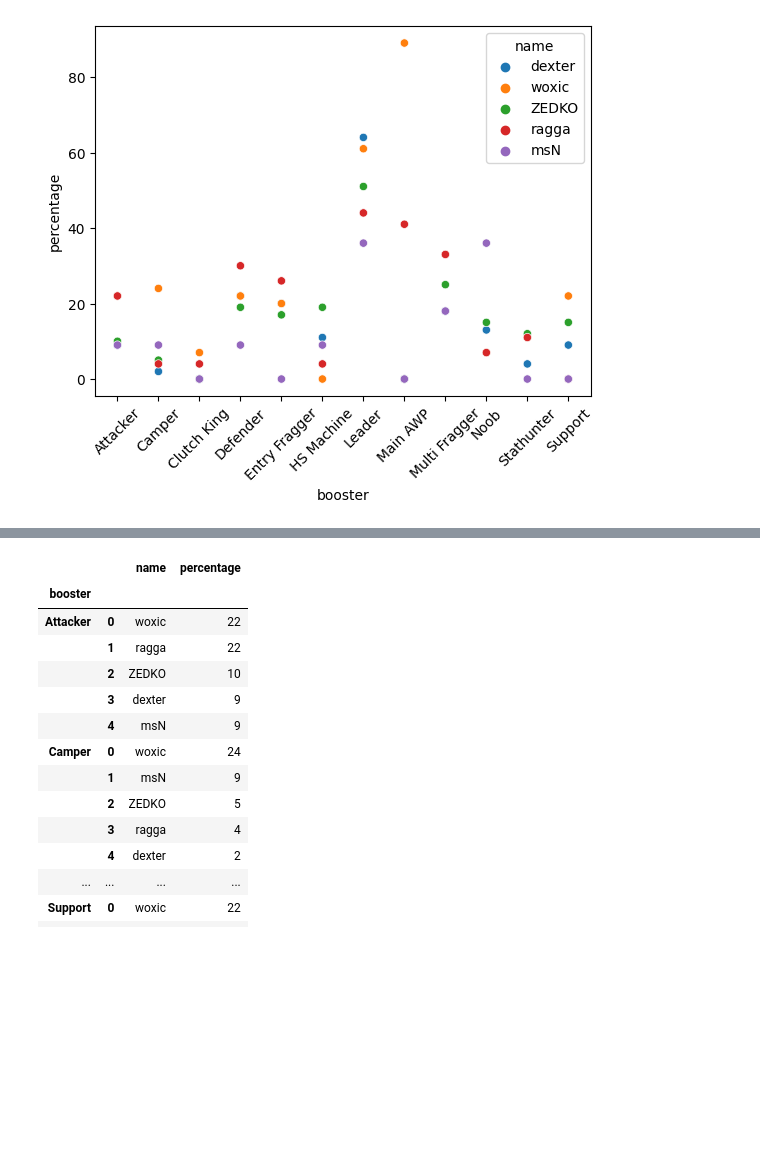
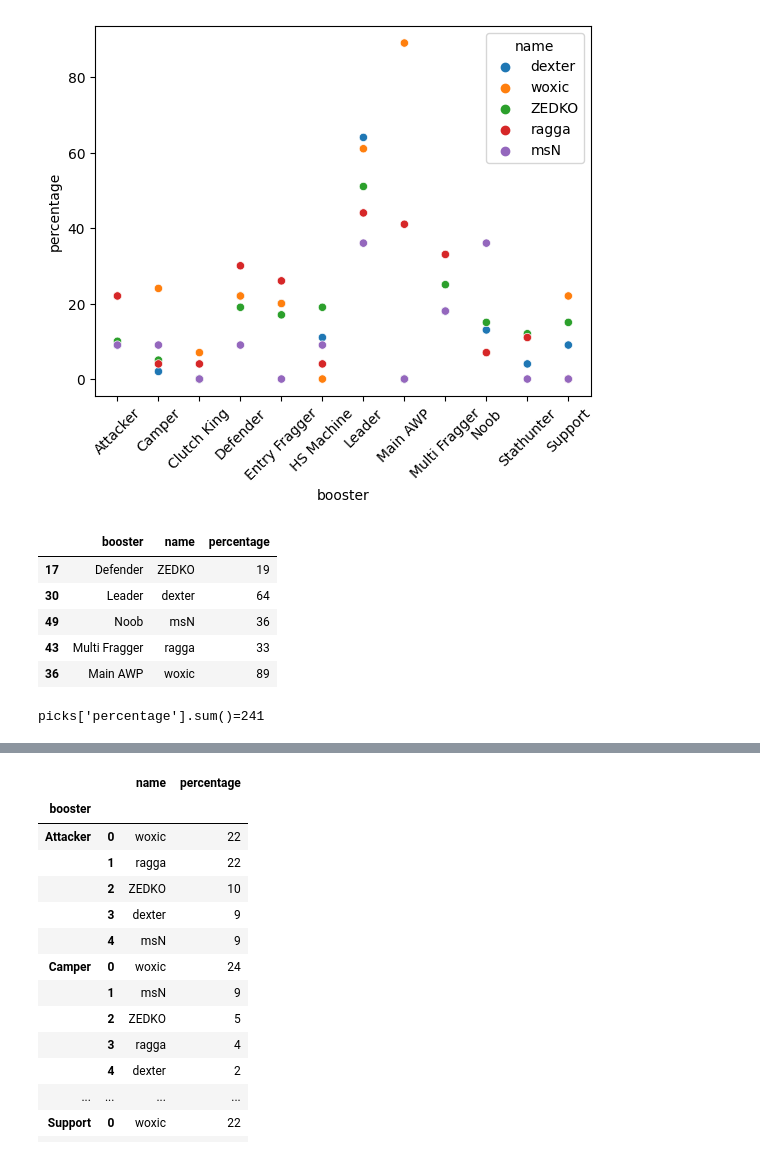
Before and after one commit to nilswiersma/hltv-fantasy-scraper, a Jupyter notebook: analyze_roles.ipynb, the cells around one changed output, grey strips where cells are left out. Drawn from its saved outputs; the diff is of its cells as text; code cells hidden in the pictures; blank space fills up the shorter version.

```diff
--- a/analyze_roles.ipynb
+++ b/analyze_roles.ipynb
@@ -16,3 +16,23 @@ ax.tick_params(axis='x', rotation=45)
 # ax.grid()
 # %% [output]
 [figure]
+# %%
+# Lazy way
+
+df.sort_values(by='percentage', ascending=False)
+picks = pd.DataFrame(columns=df.columns)
+
+for _ in range(5):
+    tmp = df[df.apply(lambda x: x['name'] not in list(picks['name']) and x['booster'] not in list(picks['booster']), axis=1)].sort_values(by='percentage', ascending=False).iloc[0]
+    picks = pd.concat([picks, tmp.to_frame().T])
+
+display(picks.sort_values(by='name'))
+print(f"{picks['percentage'].sum()=}")
+# %% [output]
+|  | booster | name | percentage |
+| 17 | Defender | ZEDKO | 19 |
+| 30 | Leader | dexter | 64 |
+| 49 | Noob | msN | 36 |
+| 43 | Multi Fragger | ragga | 33 |
+| 36 | Main AWP | woxic | 89 |
+picks['percentage'].sum()=241
```
Also changed, not shown: parts of 24 cells of this notebook.
